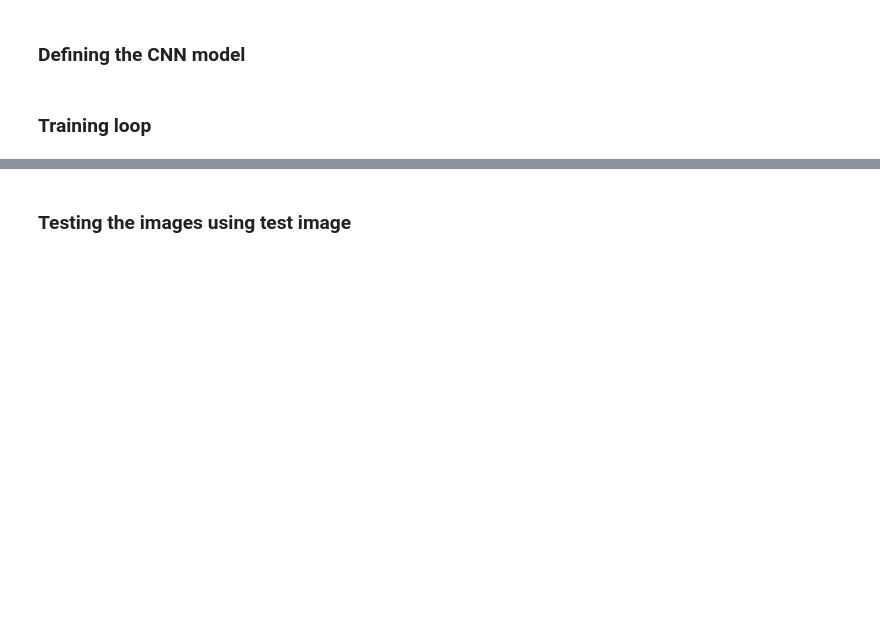
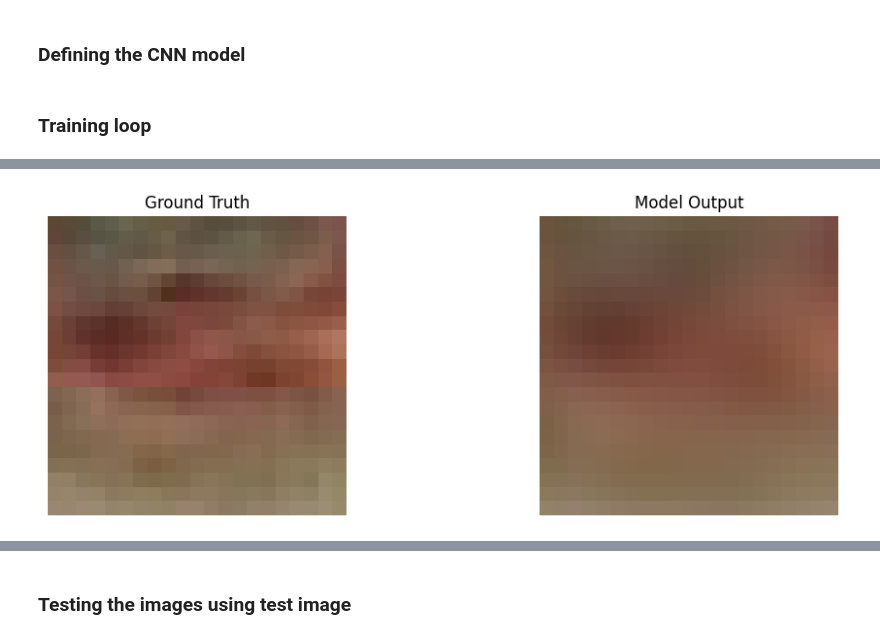
Before and after one commit to AdamAzuddin/SRCNN-PyTorch, a Jupyter notebook: train_srcnn.ipynb, the cells around one changed output, grey strips where cells are left out. Saved outputs shown, nothing was run; the diff lists cells and outputs as text; code cells hidden in the pictures; blank space fills up the shorter version.

```diff
--- a/train_srcnn.ipynb
+++ b/train_srcnn.ipynb
@@ -156,7 +161,7 @@ model = SRCNN()
 criterion = nn.MSELoss()
 criterion = nn.SmoothL1Loss()
 optimizer = optim.SGD(model.parameters(), lr=0.001, momentum=0.9, weight_decay=1e-4)
-num_epochs = 50
+num_epochs = 30
 # %% [markdown]
 ### Training loop
 # %%
@@ -228,11 +238,16 @@ with torch.no_grad():
     val_outputs = val_outputs.cpu()
     val_labels = val_labels.cpu()
 
-    plt.figure(figsize=(8, 4))
+    plt.figure(figsize=(12, 4))
     plt.subplot(1, 2, 1)
     plt.imshow(to_pil_image(val_labels[index_to_print]))
     plt.title('Ground Truth')
     plt.axis('off')
+
+    """ plt.subplot(1, 2, 1)
+    plt.imshow(to_pil_image(val_inputs[index_to_print]))
+    plt.title('Model Input')
+    plt.axis('off') """
 
     plt.subplot(1, 2, 2)
     plt.imshow(to_pil_image(val_outputs[index_to_print]))
@@ -240,3 +255,4 @@ with torch.no_grad():
     plt.axis('off')
 
     plt.show()
+# %% [output]
@@ -242,0 +260 @@ with torch.no_grad():
+[figure, added]
```
Also changed, not shown: parts of 10 cells of this notebook, 4 other files.
